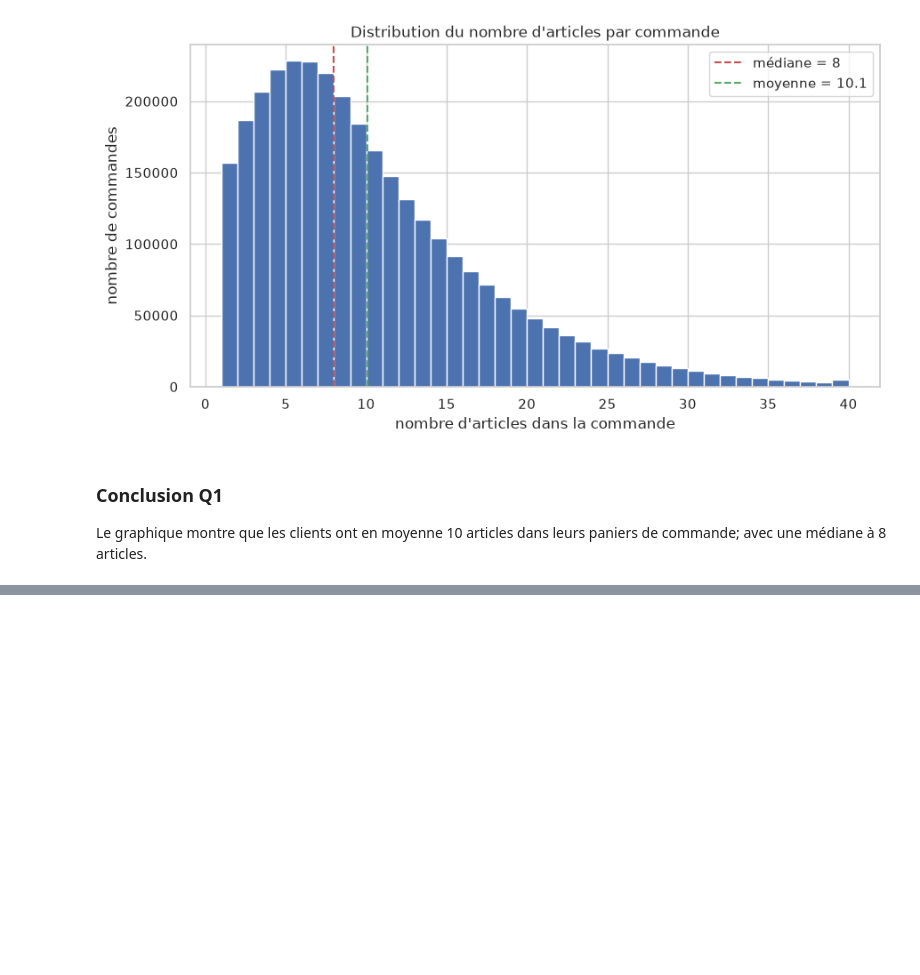
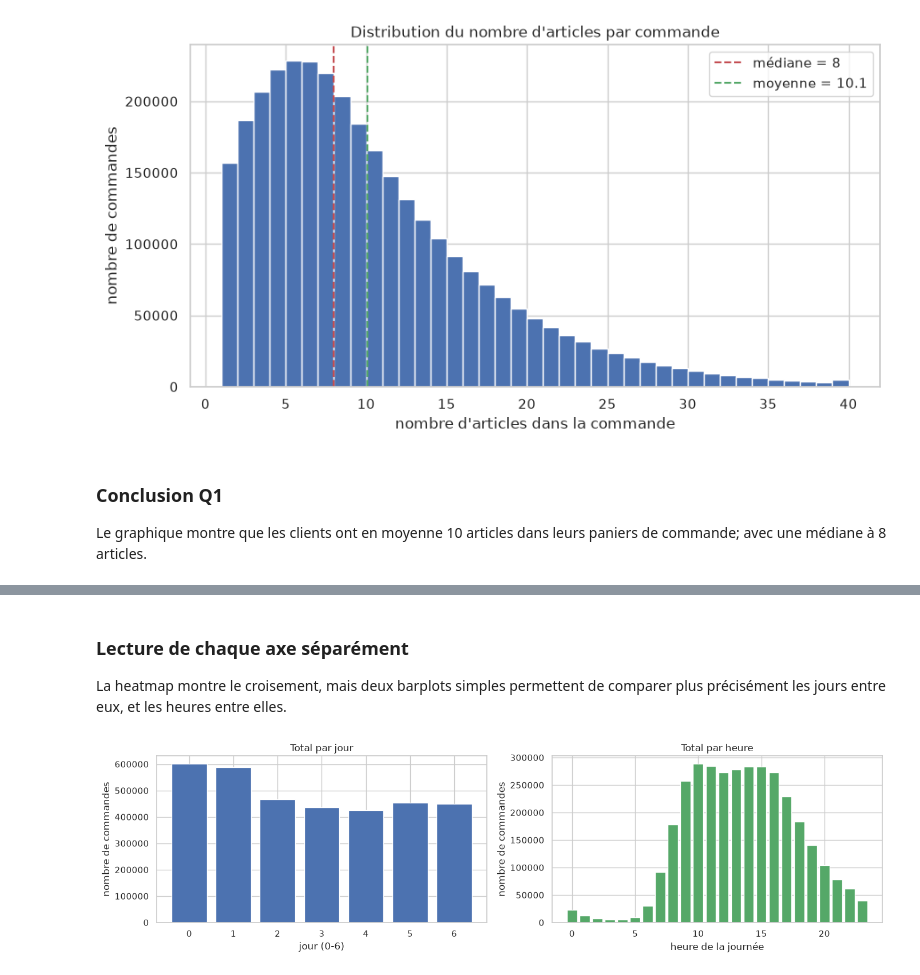
Before and after one commit to tranarivelo/joja-data-analysis, a Jupyter notebook: Analyse_Client.ipynb, the cells around one changed output, grey strips where cells are left out. Cells and saved outputs as stored; diff of their text form; code cells hidden in the pictures; blank space fills up the shorter version.

```diff
--- a/Analyse_Client.ipynb
+++ b/Analyse_Client.ipynb
@@ -415,0 +457,25 @@ Le graphique montre que les clients ont en moyenne 10 articles dans leurs panier
+# %% [markdown]
+### Lecture de chaque axe séparément
+
+La heatmap montre le croisement, mais deux barplots simples permettent de comparer plus précisément les jours
+entre eux, et les heures entre elles.
+# %%
+fig, axes = plt.subplots(1, 2, figsize=(14, 4))
+
+commandes_par_jour = orders["order_dow"].value_counts().sort_index()
+axes[0].bar(commandes_par_jour.index, commandes_par_jour.values, color="#4C72B0")
+axes[0].set_xlabel("jour (0-6)")
+axes[0].set_ylabel("nombre de commandes")
+axes[0].set_title("Total par jour")
+axes[0].set_xticks(range(7))
+
+commandes_par_heure = orders["order_hour_of_day"].value_counts().sort_index()
+axes[1].bar(commandes_par_heure.index, commandes_par_heure.values, color="#55A868")
+axes[1].set_xlabel("heure de la journée")
+axes[1].set_ylabel("nombre de commandes")
+axes[1].set_title("Total par heure")
+
+plt.tight_layout()
+plt.show()
+# %% [output]
+[figure, added]
```
Also changed, not shown: parts of 5 cells of this notebook.
